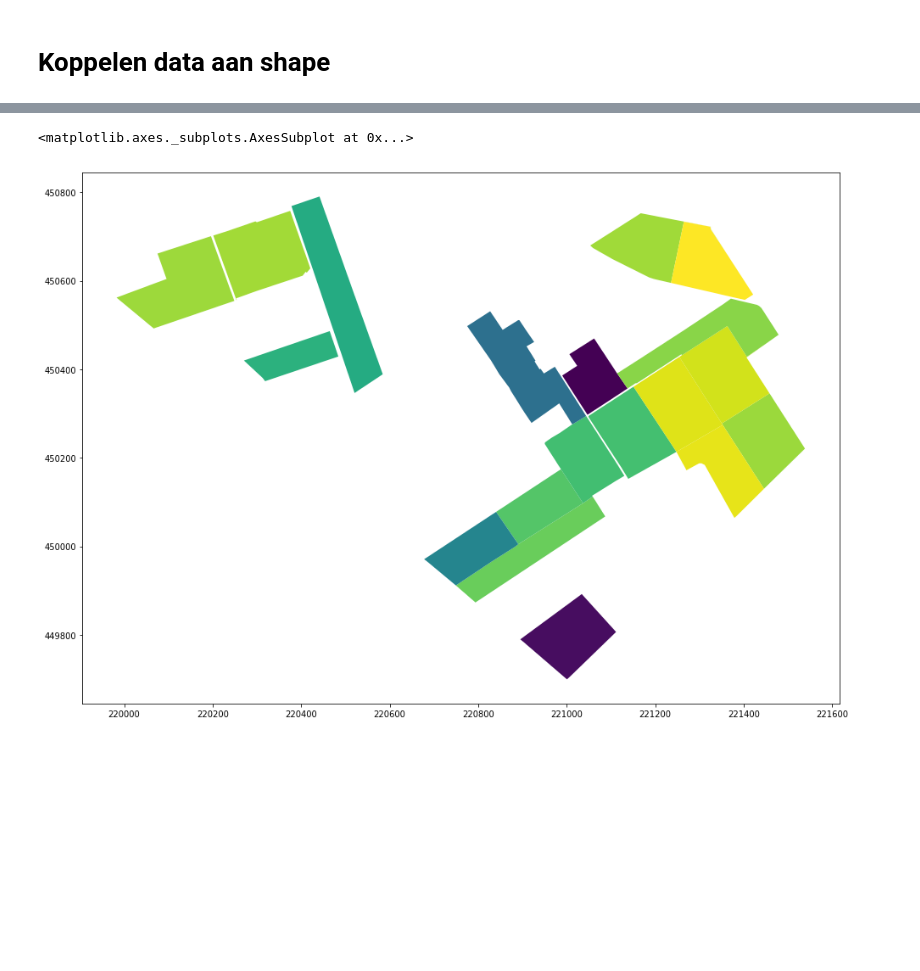
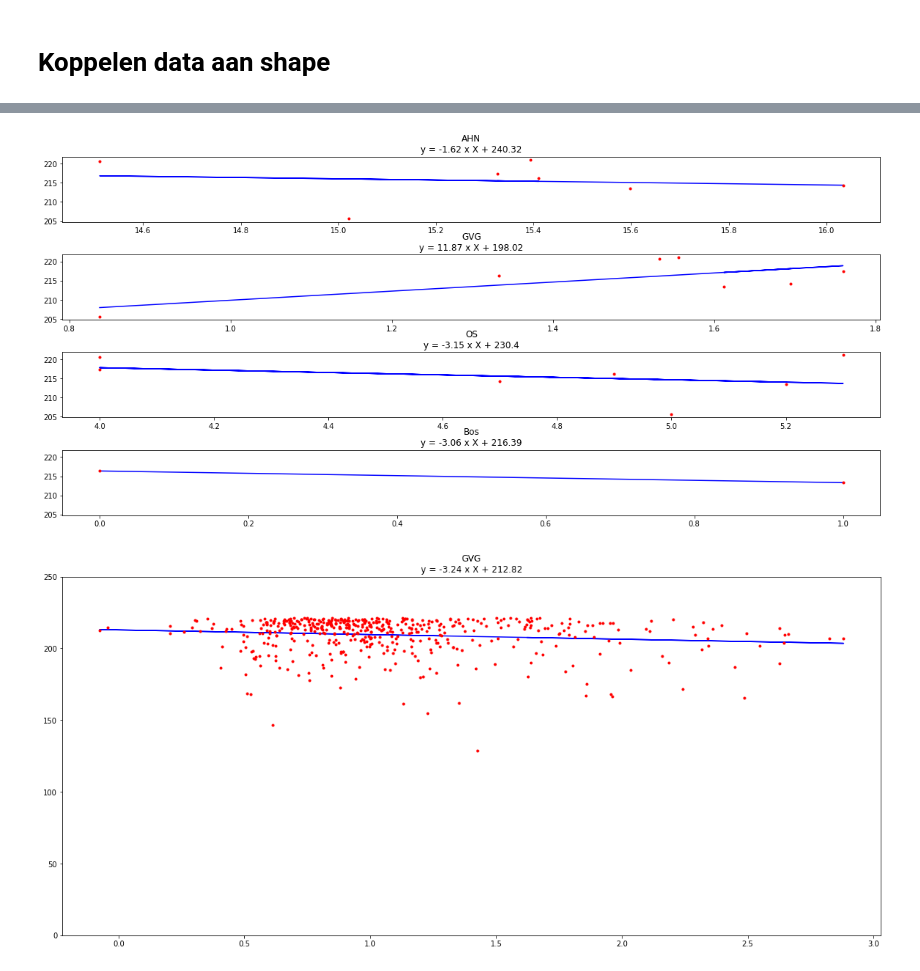
Before and after one commit to FarmHackNL/Bodemhack-2018, a Jupyter notebook: Challenge 2/NVDI_perceel_voorjaar.ipynb, the cells around one changed output, grey strips where cells are left out. Drawn from its saved outputs; the diff is of its cells as text; code cells hidden in the pictures; blank space fills up the shorter version.

```diff
--- a/Challenge 2/NVDI_perceel_voorjaar.ipynb
+++ b/Challenge 2/NVDI_perceel_voorjaar.ipynb
@@ -107,5 +136,33 @@ ax[2].set_title('OS');
-# %%
-gdf.plot(column='Max', figsize=[16,16])
-# %% [output]
-<matplotlib.axes._subplots.AxesSubplot at 0x...>
-[figure, removed]
+# %%
+df_slecht = gdf.loc[gdf['tresh']==1, ['AHN_MEAN', 'MEAN_gvg', 'OS_latest', 'Max', 'Join_Count']]
+# %%
+fig, ax = plt.subplots(4, figsize=[20,9], sharey=True)
+x,y=df_slecht['AHN_MEAN'], df_slecht['Max']
+m,b = numpy.polyfit(x, y, 1)
+ax[0].plot(x, m*x+b, 'b-')
+ax[0].plot(x,y,'r.')
+ax[0].set_title('AHN\ny = {} x X + {}'.format(round(m,2),round(b,2)));
+
+x,y=df_slecht['MEAN_gvg'], df_slecht['Max']
+m,b = numpy.polyfit(x, y, 1)
+ax[1].plot(x, m*x+b, 'b-')
+ax[1].plot(x,y, 'r.')
+ax[1].set_title('GVG\ny = {} x X + {}'.format(round(m,2),round(b,2)));
+
+x,y=df_slecht['OS_latest'], df_slecht['Max']
+m,b = numpy.polyfit(x, y, 1)
+ax[2].plot(x, m*x+b, 'b-')
+ax[2].plot(x,y,'r.')
+ax[2].set_title('OS')
+ax[2].set_title('OS\ny = {} x X + {}'.format(round(m,2),round(b,2)));
+
+bos = df_slecht[['Join_Count', 'Max']].groupby(gdf['Join_Count']).mean()
+x,y=bos['Join_Count'], bos['Max']
+m,b = numpy.polyfit(x, y, 1)
+ax[3].plot(x, m*x+b, 'b-')
+ax[3].plot(x,y,'r.')
+ax[3].set_title('Bos\ny = {} x X + {}'.format(round(m,2),round(b,2)))
+
+plt.subplots_adjust(hspace = 0.5)
+# %% [output]
+[figure, added]
@@ -111,0 +178,10 @@ gdf.plot(column='Max', figsize=[16,16])
+# %%
+fig, ax = plt.subplots(figsize=[20,9], sharey=True)
+x,y=gdf2['MEAN_gvg'], gdf2['Max']
+m,b = numpy.polyfit(x, y, 1)
+ax.plot(x, m*x+b, 'b-')
+ax.plot(x,y, 'r.')
+ax.set_title('GVG\ny = {} x X + {}'.format(round(m,2),round(b,2)))
+ax.set_ylim(0, 250);
+# %% [output]
+[figure, added]
```
Also changed, not shown: parts of 10 cells of this notebook, 19 other files.
